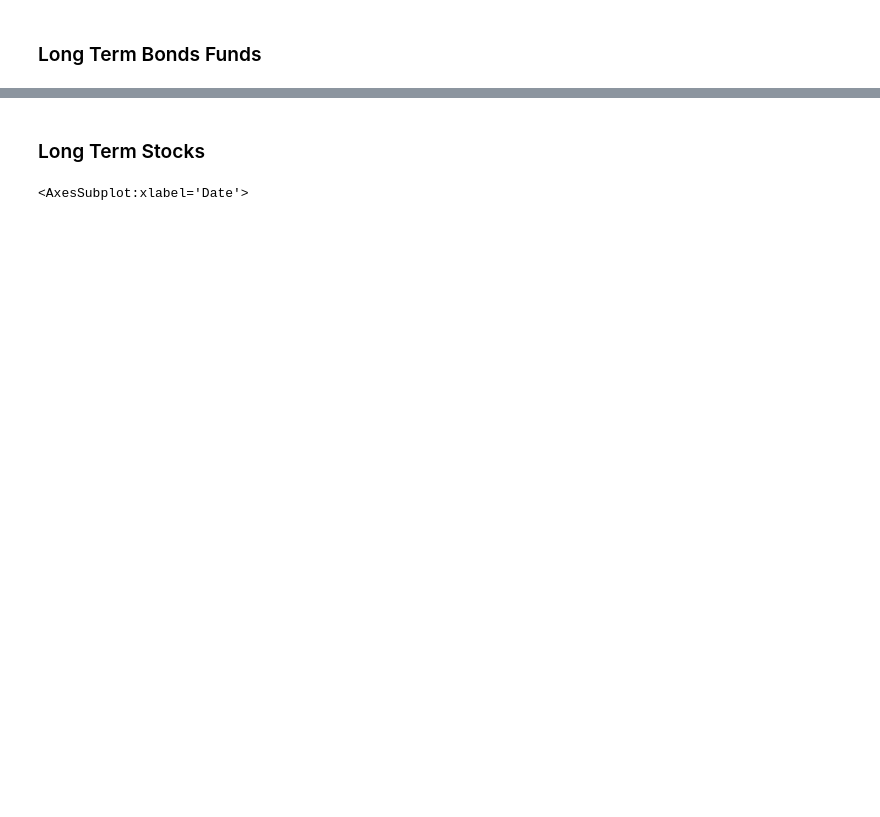
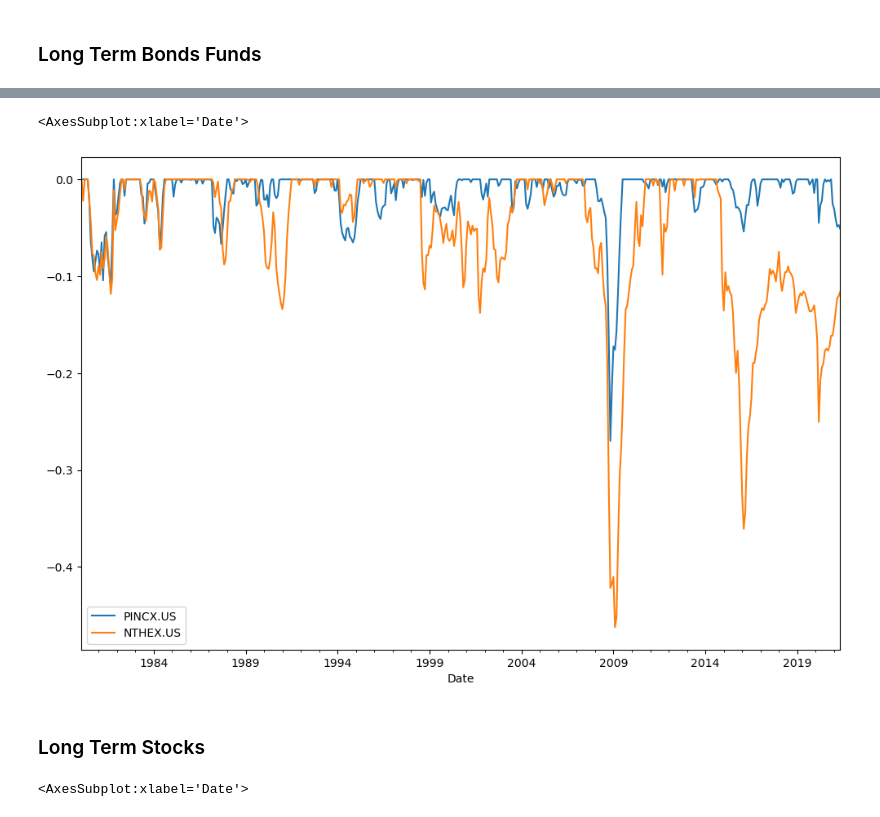
Before and after one commit to mbk-dev/publications_RUS, a Jupyter notebook: 05 portfolio recovery period after crisis.ipynb, the cells around one changed output, grey strips where cells are left out. Saved outputs shown, nothing was run; the diff lists cells and outputs as text; code cells hidden in the pictures; blank space fills up the shorter version.

```diff
--- a/05 portfolio recovery period after crisis.ipynb
+++ b/05 portfolio recovery period after crisis.ipynb
@@ -35,3 +40,8 @@ dtype: int32
+# %%
+bonds.drawdowns.plot()
+# %% [output]
+<AxesSubplot:xlabel='Date'>
+[figure, added]
 # %% [markdown]
 ### Long Term Stocks
 # %%
```
Also changed, not shown: parts of 17 cells of this notebook, 2 other files.
